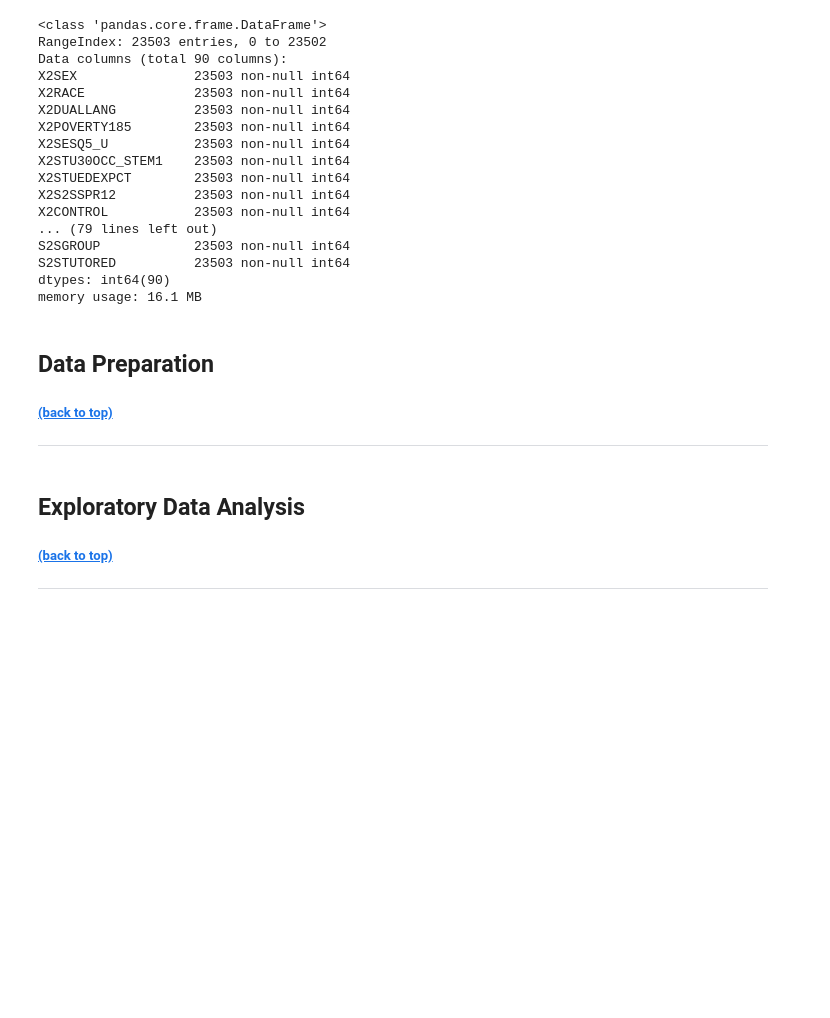
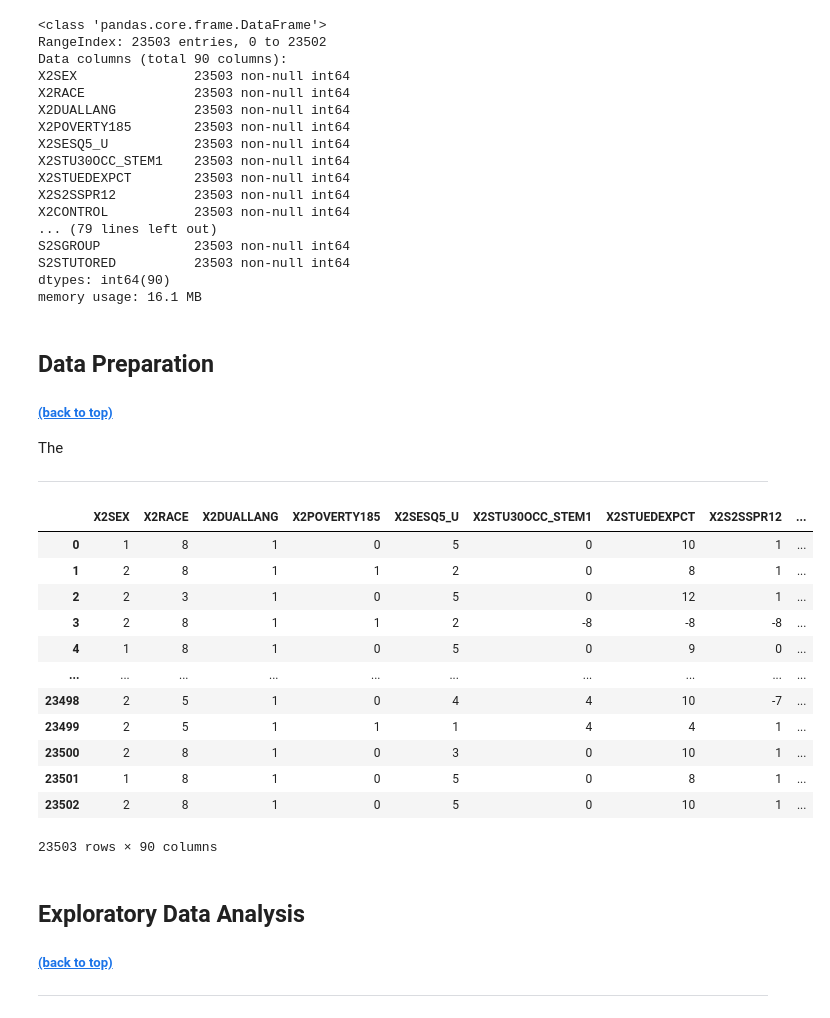
Before and after one commit to laurenphipps/STEM-majors, a Jupyter notebook: Final_Notebook.ipynb, the cells around one changed output. Drawn from its saved outputs; the diff is of its cells as text; code cells hidden in the pictures; blank space fills up the shorter version.

Commit message:
fixed import function

```diff
--- a/Final_Notebook.ipynb
+++ b/Final_Notebook.ipynb
@@ -119,10 +96,28 @@ memory usage: 16.1 MB
 ## Data Preparation <a id="Data-Preparation"></a>
 ##### [(back to top)](#Overview)
 
-
+The
 
 
 ***
+# %%
+cf.import_it('data-files/HSLS/hsls_17_student_pets_sr_v1_0.csv')
+
+#cf.clean_it(df)
+# %% [output]
+|  | X2SEX | X2RACE | X2DUALLANG | X2POVERTY185 | X2SESQ5_U | X2STU30OCC_STEM1 | X2STUEDEXPCT | X2S2SSPR12 | ... |
+| 0 | 1 | 8 | 1 | 0 | 5 | 0 | 10 | 1 | ... |
+| 1 | 2 | 8 | 1 | 1 | 2 | 0 | 8 | 1 | ... |
+| 2 | 2 | 3 | 1 | 0 | 5 | 0 | 12 | 1 | ... |
+| 3 | 2 | 8 | 1 | 1 | 2 | -8 | -8 | -8 | ... |
+| 4 | 1 | 8 | 1 | 0 | 5 | 0 | 9 | 0 | ... |
+| ... | ... | ... | ... | ... | ... | ... | ... | ... | ... |
+| 23498 | 2 | 5 | 1 | 0 | 4 | 4 | 10 | -7 | ... |
+| 23499 | 2 | 5 | 1 | 1 | 1 | 4 | 4 | 1 | ... |
+| 23500 | 2 | 8 | 1 | 0 | 3 | 0 | 10 | 1 | ... |
+| 23501 | 1 | 8 | 1 | 0 | 5 | 0 | 8 | 1 | ... |
+| 23502 | 2 | 8 | 1 | 0 | 5 | 0 | 10 | 1 | ... |
+23503 rows × 90 columns
 # %% [markdown]
 ## Exploratory Data Analysis <a id="EDA"></a>
 ##### [(back to top)](#Overview)
```
Also changed, not shown: parts of 1 cell of this notebook, 1 other file.
